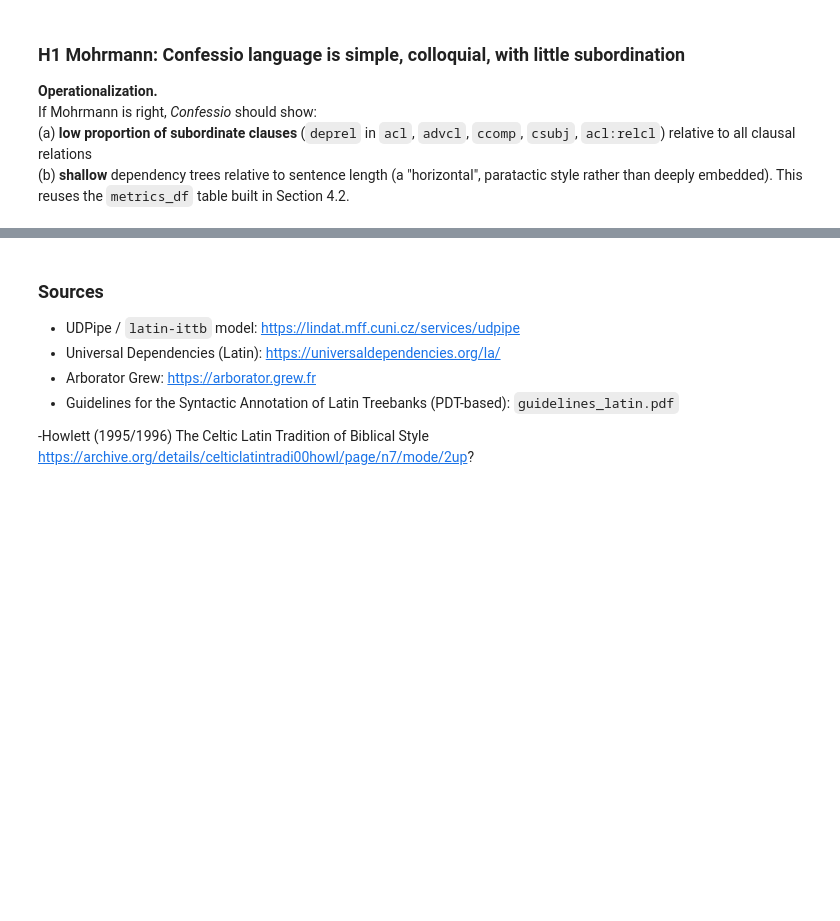
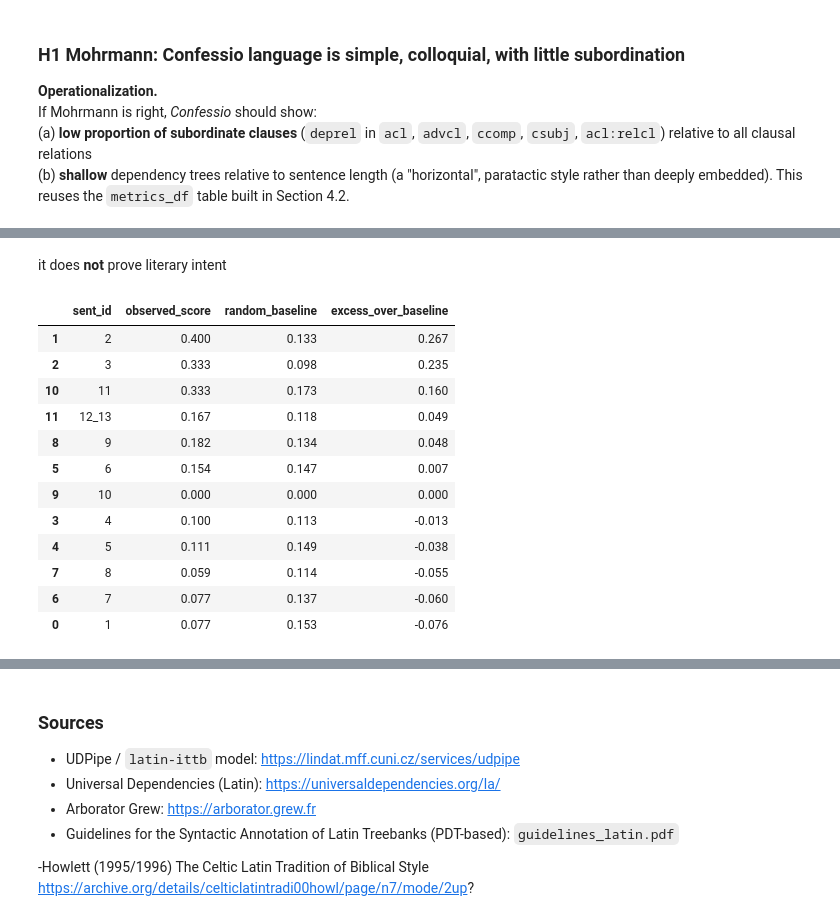
Before and after one commit to AimBtlv/research-computational_philology, a Jupyter notebook: 3-notebooks/Confessio_Linguistic_Analysis_v2.ipynb, the cells around one changed output, grey strips where cells are left out. Drawn from its saved outputs; the diff is of its cells as text; code cells hidden in the pictures; blank space fills up the shorter version.

```diff
--- a/3-notebooks/Confessio_Linguistic_Analysis_v2.ipynb
+++ b/3-notebooks/Confessio_Linguistic_Analysis_v2.ipynb
@@ -603,0 +698,47 @@ NameError: name 'corrected_sentences' is not defined
+# %% [markdown]
+it does **not** prove literary intent
+# %%
+# To judge whether a mirror_score is "high" at all, compare it to a random
+# baseline: shuffle each sentence's UPOS sequence and recompute the score.
+import random
+random.seed(42)
+
+def shuffled_mirror_score(seq, n_trials=200):
+    scores = []
+    seq = list(seq)
+    for _ in range(n_trials):
+        shuffled = seq[:]
+        random.shuffle(shuffled)
+        score, _ = best_mirror_score(shuffled)
+        scores.append(score)
+    return sum(scores) / len(scores) if scores else 0.0
+
+baseline_rows = []
+for sent_idx, sent in enumerate(sentences, start=1):
+    sent_id = sent.metadata.get("sent_id", sent_idx)
+    seq = upos_sequence(sent)
+    observed_score, _ = best_mirror_score(seq)
+    baseline_score = shuffled_mirror_score(seq)
+    baseline_rows.append({
+        "sent_id": sent_id,
+        "observed_score": observed_score,
+        "random_baseline": round(baseline_score, 3),
+        "excess_over_baseline": round(observed_score - baseline_score, 3),
+    })
+
+h2_baseline_df = pd.DataFrame(baseline_rows).sort_values("excess_over_baseline", ascending=False)
+h2_baseline_df
+# %% [output]
+|  | sent_id | observed_score | random_baseline | excess_over_baseline |
+| 1 | 2 | 0.400 | 0.133 | 0.267 |
+| 2 | 3 | 0.333 | 0.098 | 0.235 |
+| 10 | 11 | 0.333 | 0.173 | 0.160 |
+| 11 | 12_13 | 0.167 | 0.118 | 0.049 |
+| 8 | 9 | 0.182 | 0.134 | 0.048 |
+| 5 | 6 | 0.154 | 0.147 | 0.007 |
+| 9 | 10 | 0.000 | 0.000 | 0.000 |
+| 3 | 4 | 0.100 | 0.113 | -0.013 |
+| 4 | 5 | 0.111 | 0.149 | -0.038 |
+| 7 | 8 | 0.059 | 0.114 | -0.055 |
+| 6 | 7 | 0.077 | 0.137 | -0.060 |
+| 0 | 1 | 0.077 | 0.153 | -0.076 |
```
Also changed, not shown: parts of 12 cells of this notebook.
